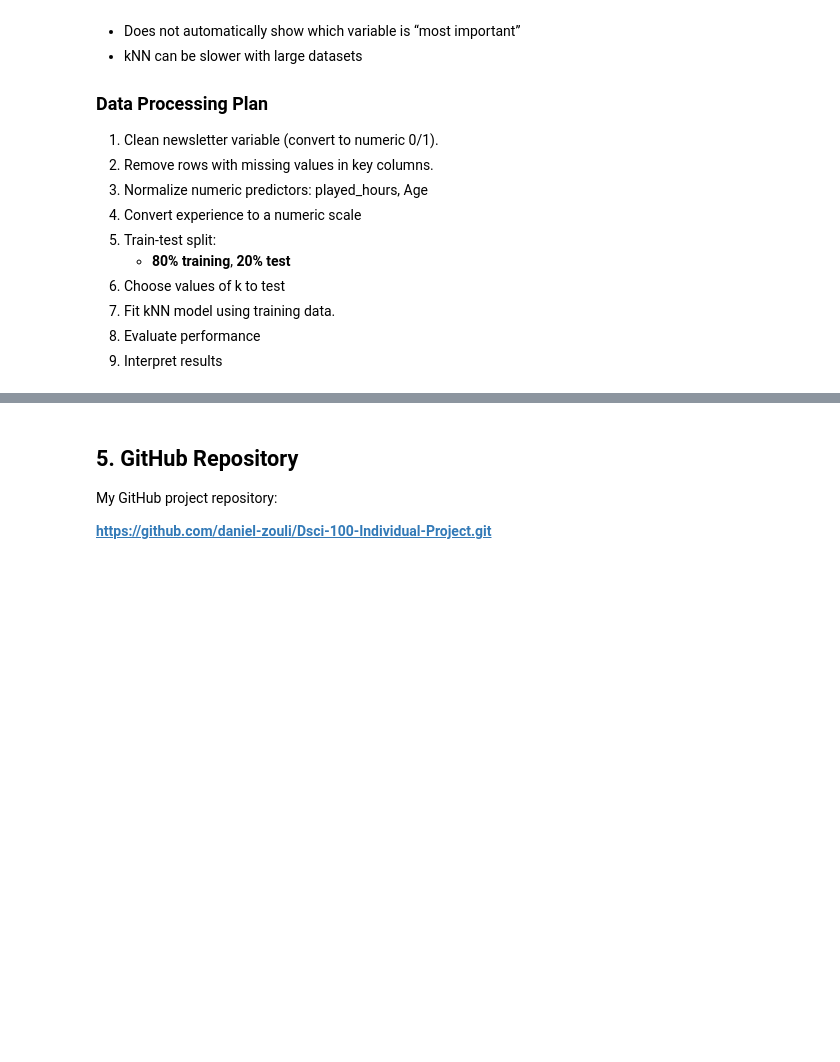
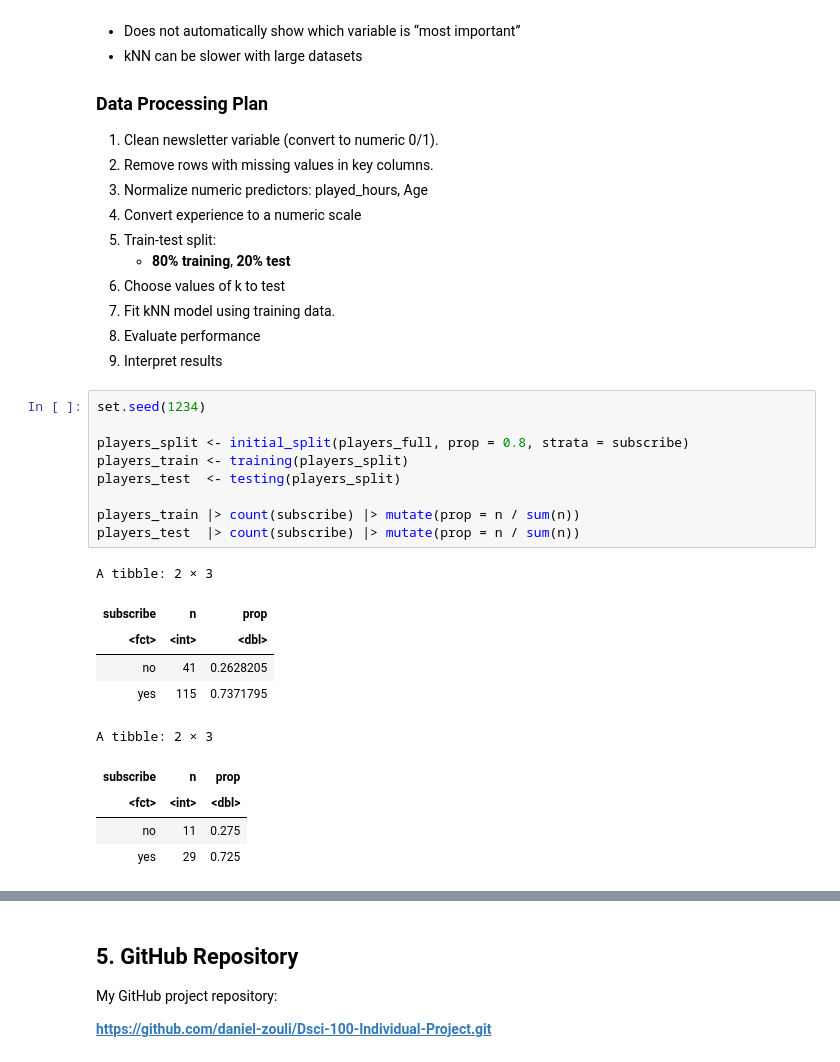
Before and after one commit to daniel-zouli/Dsci-100-Final-Project-Report, a Jupyter notebook: Dsci 100 Final Project Report.ipynb, the cells around one changed output, grey strips where cells are left out. Drawn from its saved outputs; the diff is of its cells as text; blank space fills up the shorter version.

```diff
--- a/Dsci 100 Final Project Report.ipynb
+++ b/Dsci 100 Final Project Report.ipynb
@@ -263,3 +270,23 @@ The distribution of played_hours is bad as most players have low hours. This sug
 7. Fit kNN model using training data.
 8. Evaluate performance
 9. Interpret results
+# %%
+set.seed(1234)
+
+players_split <- initial_split(players_full, prop = 0.8, strata = subscribe)
+players_train <- training(players_split)
+players_test  <- testing(players_split)
+
+players_train |> count(subscribe) |> mutate(prop = n / sum(n))
+players_test  |> count(subscribe) |> mutate(prop = n / sum(n))
+# %% [output]
+A tibble: 2 × 3
+| subscribe | n | prop |
+| <fct> | <int> | <dbl> |
+| no | 41 | 0.2628205 |
+| yes | 115 | 0.7371795 |
+A tibble: 2 × 3
+| subscribe | n | prop |
+| <fct> | <int> | <dbl> |
+| no | 11 | 0.275 |
+| yes | 29 | 0.725 |
```
Also changed, not shown: parts of 7 cells of this notebook.
